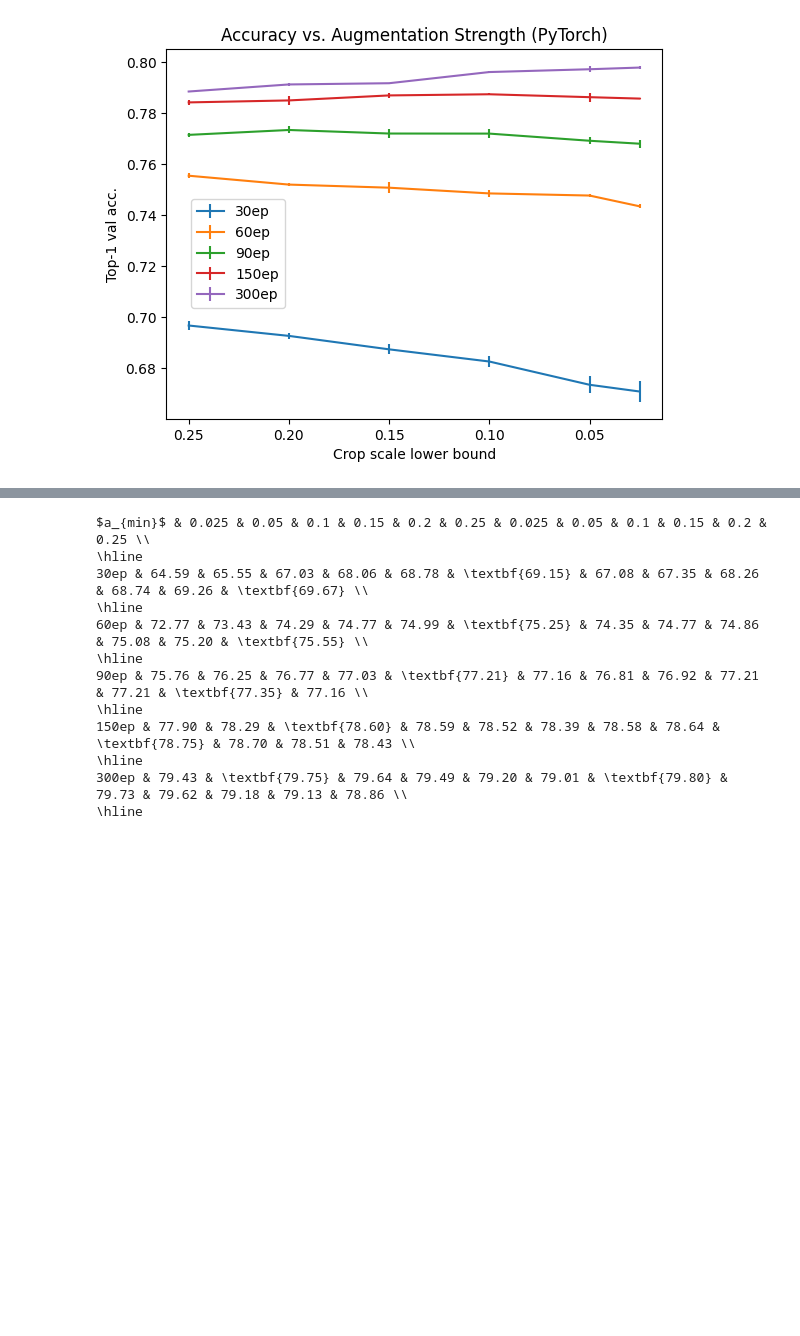
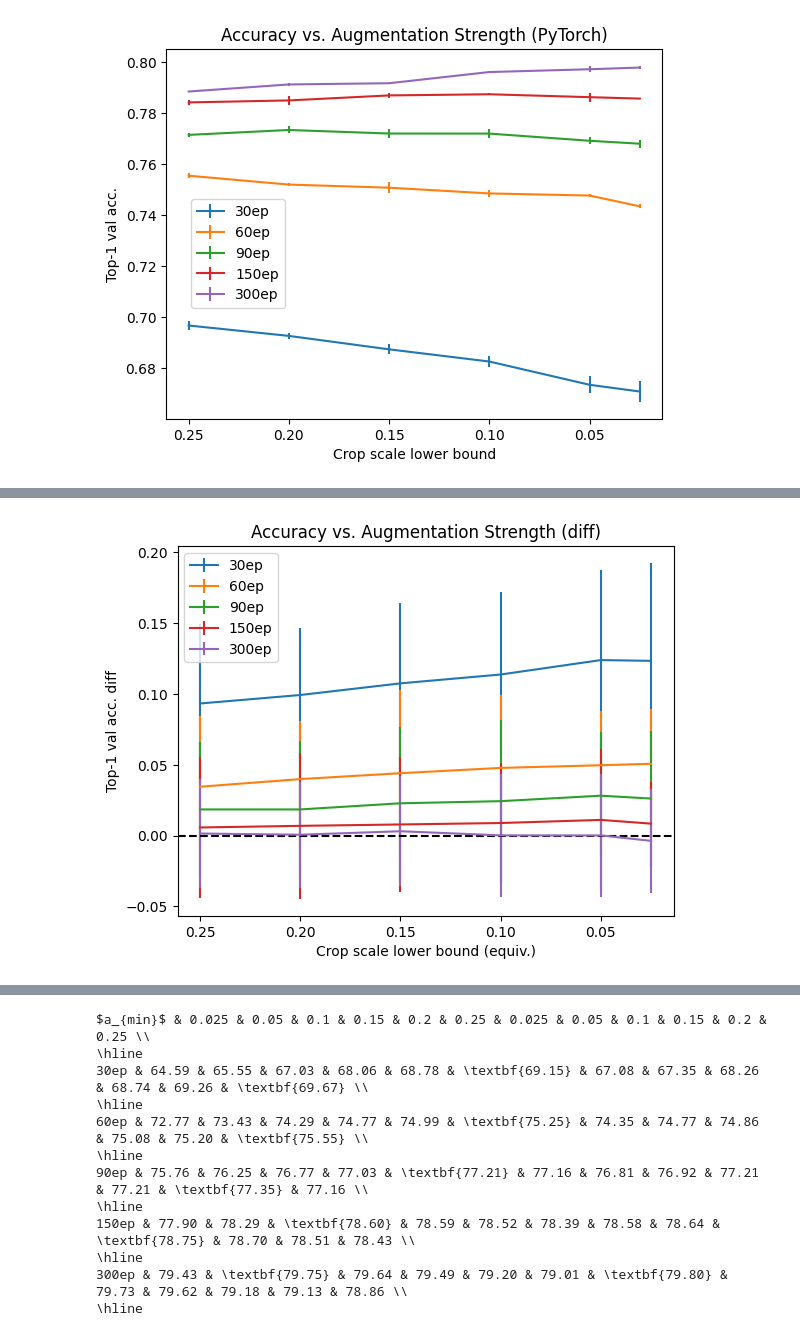
Before and after one commit to EIFY/mup-vit, a Jupyter notebook: notebooks/sweep_eval.ipynb, the cells around one changed output, grey strips where cells are left out. Cells and saved outputs as stored; diff of their text form; code cells hidden in the pictures; blank space fills up the shorter version.

```diff
--- a/notebooks/sweep_eval.ipynb
+++ b/notebooks/sweep_eval.ipynb
@@ -1277,0 +1354,19 @@ plt.show()
+# %%
+lines = []
+l = [f'{a:.3f}' for a in alpha]
+l = ['$\\alpha$'] + l
+lines.append(' & '.join(l))
+
+for ep in epoch:
+    acc = []
+    for a in alpha:
+        template = ROOT + f"/better-baseline-alpha-{a}-{ep}ep-0.0-lower-scale"
+        acc.append(read(template, file="acc.json", field="best_real_acc1"))
+    mean, stdev = zip(*acc)
+    mean_str = format_acc(mean)
+    l = [f'{ep}ep'] + [m + f'$\pm {100 * s:.2f}$' for m, s in zip(mean_str, stdev)]
+    lines.append(' & '.join(l))
+
+for line in lines:
+    print(line + ' \\\\')
+    print('\\hline')
@@ -1277,0 +1386,27 @@ plt.show()
+# %%
+epoch = [30, 60, 90, 150, 300]
+lower_scale = [0.025, 0.05, 0.1, 0.15, 0.2, 0.25]
+
+for ep in epoch:
+    beta_acc, torch_acc = [], []
+    for a, scale in zip(alpha, lower_scale):
+        template = ROOT + f"/better-baseline-alpha-{a}-{ep}ep-0.0-lower-scale"
+        beta_acc.append(read(template, file="acc.json", field="best_acc1"))
+        template = ROOT + f"/better-baseline-torch-{ep}ep-{scale}-lower-scale"
+        torch_acc.append(read(template, file="acc.json", field="best_acc1"))
+    beta_mean, beta_var = zip(*tf_acc)
+    torch_mean, torch_var = zip(*torch_acc)
+    diff = [x - y for x, y in zip(beta_mean, torch_mean)]
+    stdev = [(x + y) ** (0.5) for x, y in zip(beta_var, torch_var)]
+    plt.errorbar(x=lower_scale, y=diff, yerr=stdev, label=f"{ep}ep")
+
+plt.gca().invert_xaxis()
+plt.axhline(y=0., color="black", linestyle='dashed')
+plt.title("Accuracy vs. Augmentation Strength (diff)")
+plt.xlabel("Crop scale lower bound (equiv.)")
+plt.ylabel("Top-1 val acc. diff")
+plt.legend()
+plt.savefig("acc_vs_aug_beta_diff.png")
+plt.show()
+# %% [output]
+[figure, added]
```
Also changed, not shown: parts of 27 cells of this notebook, 1 other file.
